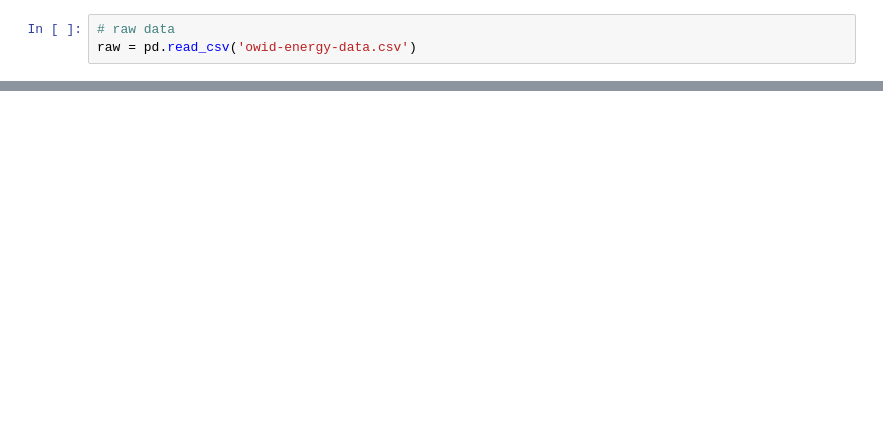
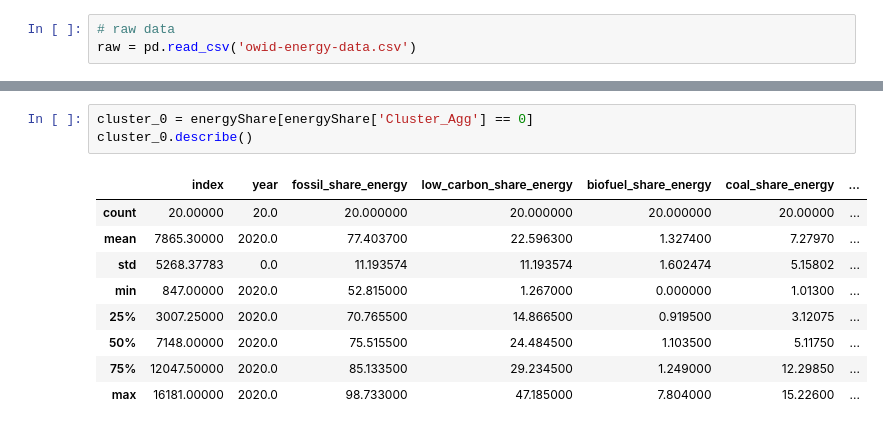
Before and after one commit to katherinefeng01/Group-C-Energy-Project, a Jupyter notebook: clustering.ipynb, the cells around one changed output, grey strips where cells are left out. Saved outputs shown, nothing was run; the diff lists cells and outputs as text; blank space fills up the shorter version.

```diff
--- a/clustering.ipynb
+++ b/clustering.ipynb
@@ -85,0 +130,13 @@ Compared to Cluster 0, Cluster 2 uses a lot more gas energy compared to Cluster
+# %%
+cluster_0 = energyShare[energyShare['Cluster_Agg'] == 0]
+cluster_0.describe()
+# %% [output]
+|  | index | year | fossil_share_energy | low_carbon_share_energy | biofuel_share_energy | coal_share_energy | ... |
+| count | 20.00000 | 20.0 | 20.000000 | 20.000000 | 20.000000 | 20.00000 | ... |
+| mean | 7865.30000 | 2020.0 | 77.403700 | 22.596300 | 1.327400 | 7.27970 | ... |
+| std | 5268.37783 | 0.0 | 11.193574 | 11.193574 | 1.602474 | 5.15802 | ... |
+| min | 847.00000 | 2020.0 | 52.815000 | 1.267000 | 0.000000 | 1.01300 | ... |
+| 25% | 3007.25000 | 2020.0 | 70.765500 | 14.866500 | 0.919500 | 3.12075 | ... |
+| 50% | 7148.00000 | 2020.0 | 75.515500 | 24.484500 | 1.103500 | 5.11750 | ... |
+| 75% | 12047.50000 | 2020.0 | 85.133500 | 29.234500 | 1.249000 | 12.29850 | ... |
+| max | 16181.00000 | 2020.0 | 98.733000 | 47.185000 | 7.804000 | 15.22600 | ... |
```
Also changed, not shown: parts of 10 cells of this notebook.
